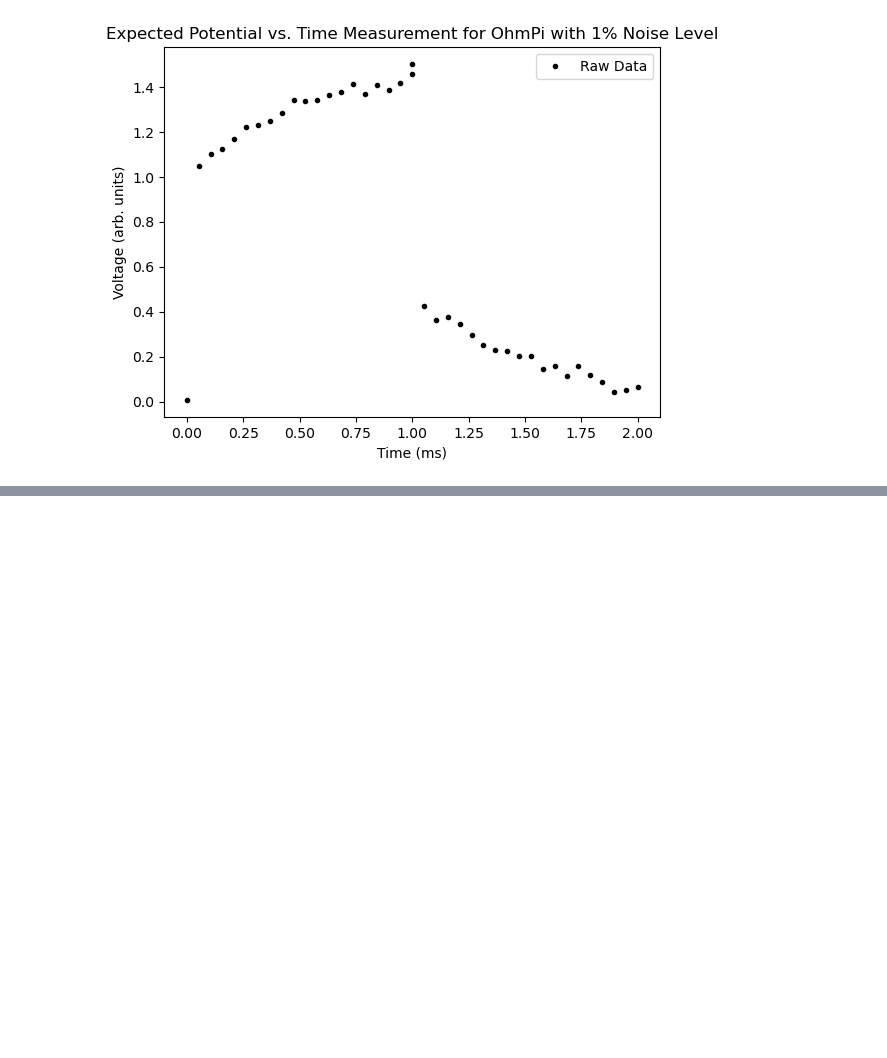
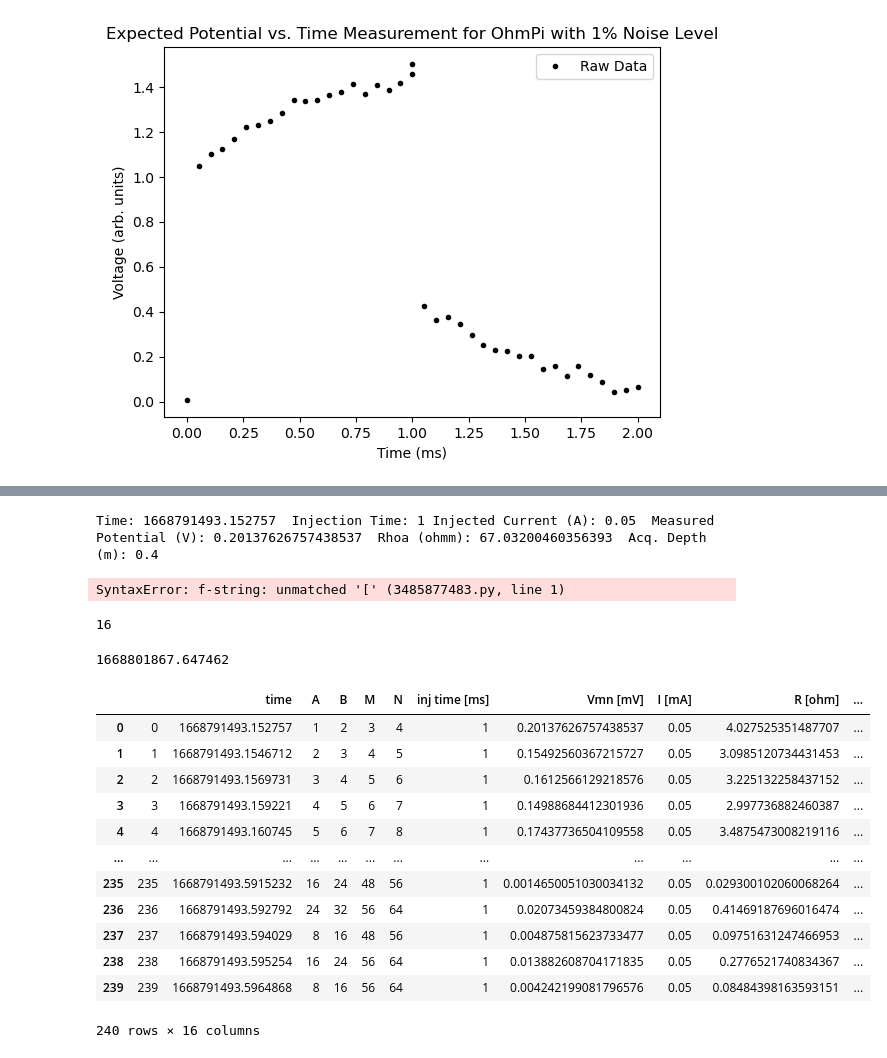
Before and after one commit to GarimaPrabhakar/bert-practice, a Jupyter notebook: ModifiedOhmpi/testing.ipynb, the cells around one changed output, grey strips where cells are left out. Drawn from its saved outputs; the diff is of its cells as text; code cells hidden in the pictures; blank space fills up the shorter version.

```diff
--- a/ModifiedOhmpi/testing.ipynb
+++ b/ModifiedOhmpi/testing.ipynb
@@ -282,0 +308,61 @@ Text(0, 0.5, 'Voltage (arb. units)')
+# %%
+row = df.iloc[0]
+print(f"Time: {row['time']}  Injection Time: {row['inj time [ms]']} Injected Current (A): {row['I [mA]']}  Measured Potential (V): {row['Vmn [mV]']}  Rhoa (ohmm): {row['Rhoa'][0]}  Acq. Depth (m): {row['z'][0]}")
+# %% [output]
+Time: 1668791493.152757  Injection Time: 1 Injected Current (A): 0.05  Measured Potential (V): 0.20137626757438537  Rhoa (ohmm): 67.03200460356393  Acq. Depth (m): 0.4
+# %%
+print(f"Time: {row["time"]}")
+# %% [output]
+SyntaxError: f-string: unmatched '[' (3485877483.py, line 1)
+# %%
+import csv
+lines=[]
+with open("simple_rainfall.csv", "r") as f:
+    reader = csv.reader(f, delimiter=",")
+    for i, line in enumerate(reader):
+        # print('line[{}] = {}'.format(i, line))
+        lines.append(line)
+len(np.transpose(np.array(lines)))
+
+# count = 1
+# for i in range(int(len(lines)/15)):
+#     print(lines[count])
+#     print("jhgj")
+#     count+=15
+# %% [output]
+16
+# %%
+def read_csv(fn="simple_rainfall.csv"):
+    lines=[]
+    with open("simple_rainfall.csv", "r") as f:
+        reader = csv.reader(f, delimiter=",")
+        for i, line in enumerate(reader):
+            lines.append(line)
+
+    dat = np.transpose(np.array(lines))
+    #print(dat)
+    d = {}
+    for i in range(len(dat)):
+        d[dat[i][0]] = dat[i][1:]
+    return d
+# %%
+d = read_csv()
+time.time()
+# %% [output]
+1668801867.647462
+# %%
+pd.DataFrame(read_csv())
+# %% [output]
+|  |  | time | A | B | M | N | inj time [ms] | Vmn [mV] | I [mA] | R [ohm] | ... |
+| 0 | 0 | 1668791493.152757 | 1 | 2 | 3 | 4 | 1 | 0.20137626757438537 | 0.05 | 4.027525351487707 | ... |
+| 1 | 1 | 1668791493.1546712 | 2 | 3 | 4 | 5 | 1 | 0.15492560367215727 | 0.05 | 3.0985120734431453 | ... |
+| 2 | 2 | 1668791493.1569731 | 3 | 4 | 5 | 6 | 1 | 0.1612566129218576 | 0.05 | 3.225132258437152 | ... |
+| 3 | 3 | 1668791493.159221 | 4 | 5 | 6 | 7 | 1 | 0.14988684412301936 | 0.05 | 2.997736882460387 | ... |
+| 4 | 4 | 1668791493.160745 | 5 | 6 | 7 | 8 | 1 | 0.17437736504109558 | 0.05 | 3.4875473008219116 | ... |
+| ... | ... | ... | ... | ... | ... | ... | ... | ... | ... | ... | ... |
+| 235 | 235 | 1668791493.5915232 | 16 | 24 | 48 | 56 | 1 | 0.0014650051030034132 | 0.05 | 0.029300102060068264 | ... |
+| 236 | 236 | 1668791493.592792 | 24 | 32 | 56 | 64 | 1 | 0.02073459384800824 | 0.05 | 0.41469187696016474 | ... |
+| 237 | 237 | 1668791493.594029 | 8 | 16 | 48 | 56 | 1 | 0.004875815623733477 | 0.05 | 0.09751631247466953 | ... |
+| 238 | 238 | 1668791493.595254 | 16 | 24 | 56 | 64 | 1 | 0.013882608704171835 | 0.05 | 0.2776521740834367 | ... |
+| 239 | 239 | 1668791493.5964868 | 8 | 16 | 56 | 64 | 1 | 0.004242199081796576 | 0.05 | 0.08484398163593151 | ... |
+240 rows × 16 columns
```
Also changed, not shown: parts of 2 cells of this notebook, 4 other files.
